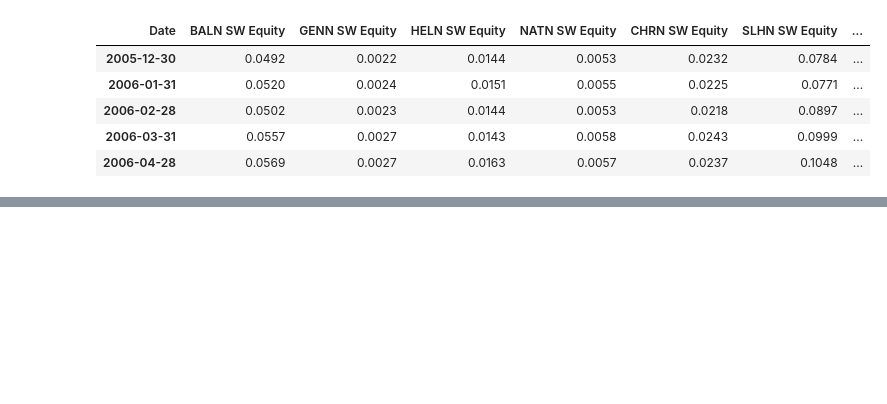
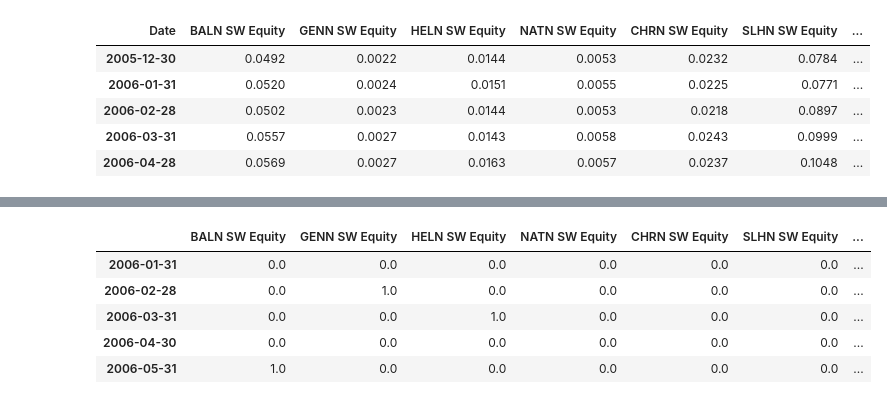
Before and after one commit to lacoupe/BCVS, a Jupyter notebook: SW/sector/sectors_first_draft.ipynb, the cells around one changed output, grey strips where cells are left out. Saved outputs shown, nothing was run; the diff lists cells and outputs as text; code cells hidden in the pictures; blank space fills up the shorter version.

```diff
--- a/SW/sector/sectors_first_draft.ipynb
+++ b/SW/sector/sectors_first_draft.ipynb
@@ -35,0 +43,13 @@ tickers_perf.head()
+# %%
+mmonthly_returns = daily_returns.shift(1).resample('M').agg(lambda x: (x + 1).prod() - 1)
+max_ret = np.zeros_like(mmonthly_returns.values)
+max_ret[np.arange(len(max_ret)), mmonthly_returns.values.argmax(1)] = 1
+best_pred = pd.DataFrame(max_ret, columns=mmonthly_returns.columns, index=mmonthly_returns.index).astype(int).shift(-1)
+best_pred.head()
+# %% [output]
+|  | BALN SW Equity | GENN SW Equity | HELN SW Equity | NATN SW Equity | CHRN SW Equity | SLHN SW Equity | ... |
+| 2006-01-31 | 0.0 | 0.0 | 0.0 | 0.0 | 0.0 | 0.0 | ... |
+| 2006-02-28 | 0.0 | 1.0 | 0.0 | 0.0 | 0.0 | 0.0 | ... |
+| 2006-03-31 | 0.0 | 0.0 | 1.0 | 0.0 | 0.0 | 0.0 | ... |
+| 2006-04-30 | 0.0 | 0.0 | 0.0 | 0.0 | 0.0 | 0.0 | ... |
+| 2006-05-31 | 1.0 | 0.0 | 0.0 | 0.0 | 0.0 | 0.0 | ... |
```
Also changed, not shown: parts of 14 cells of this notebook, 4 other files.
